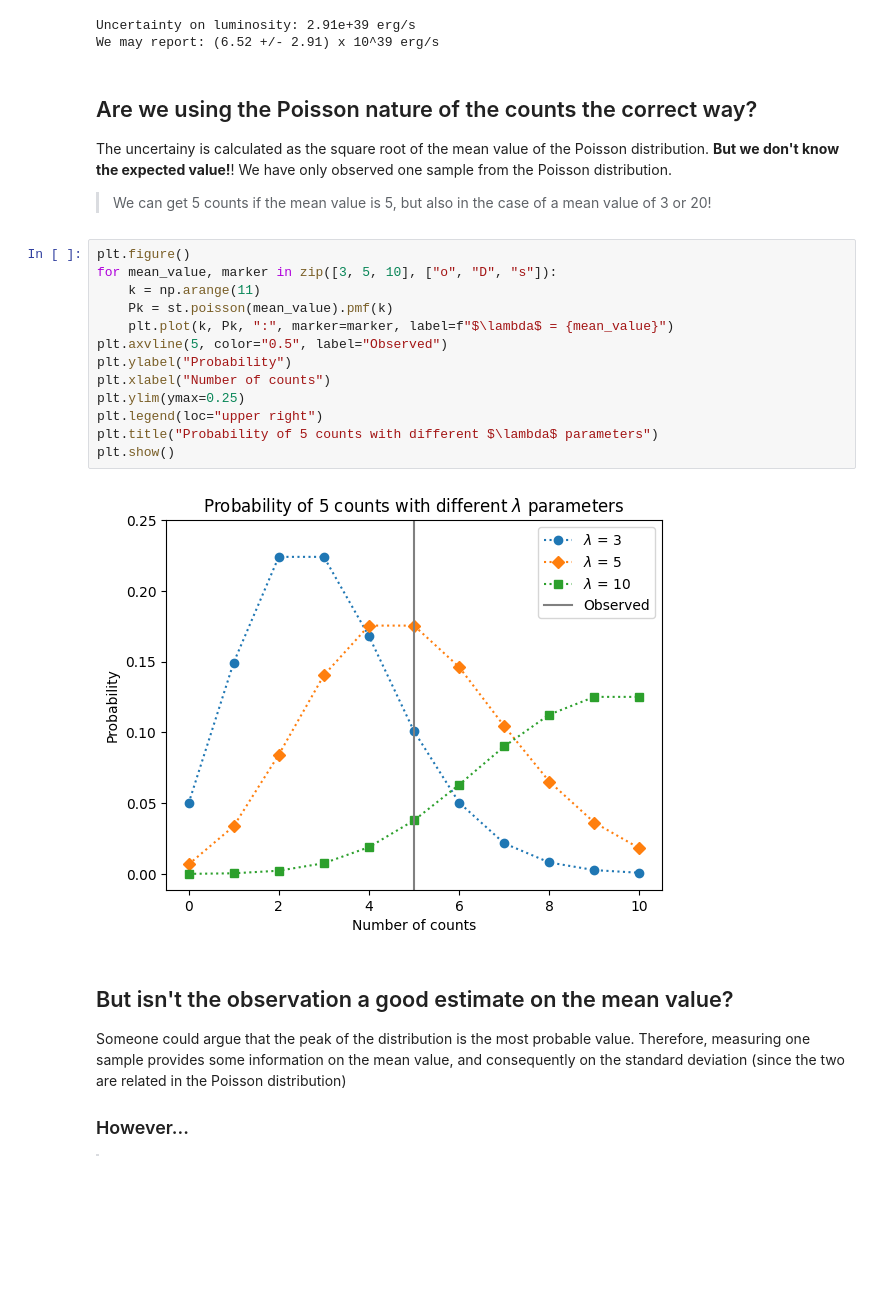
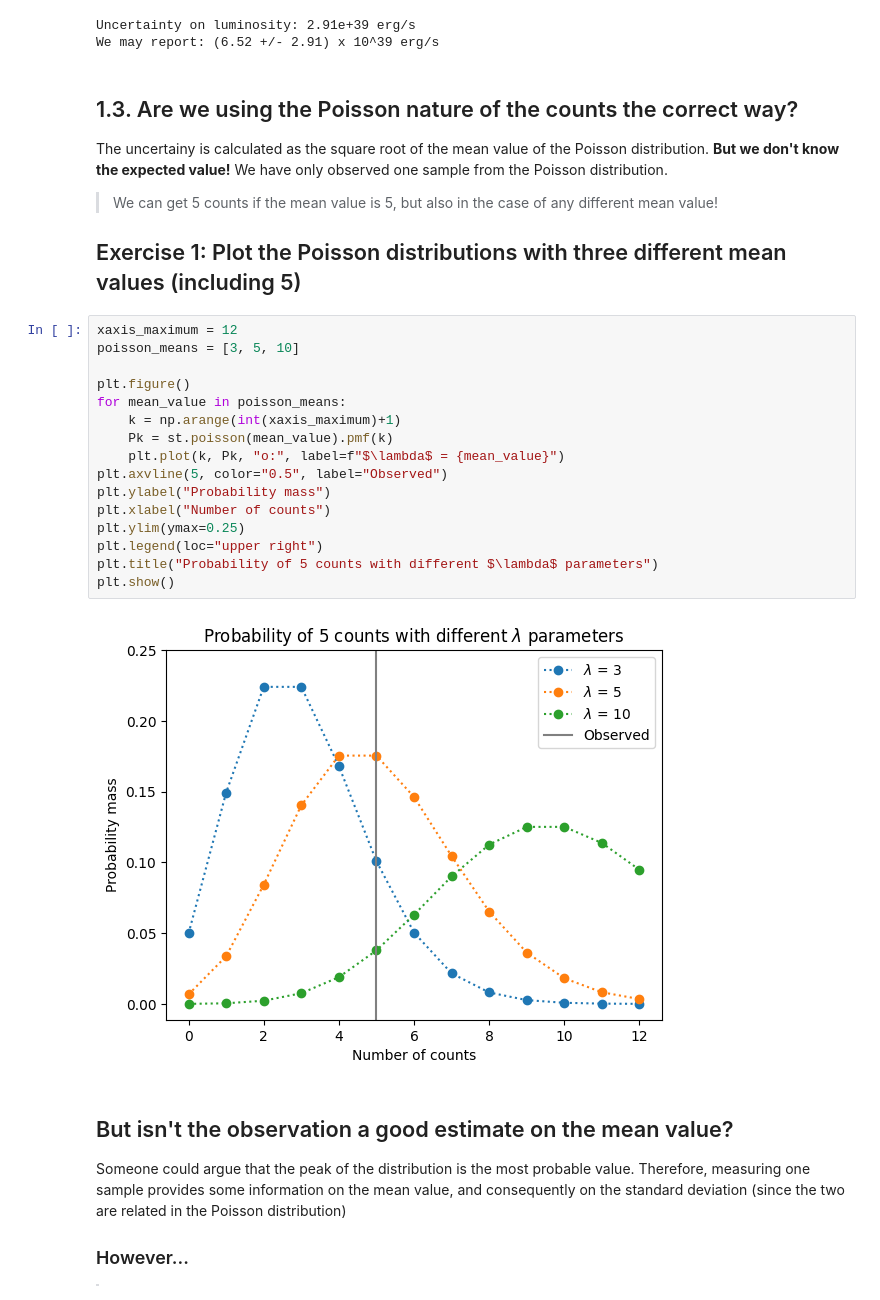
Before and after one commit to astrostatistics-in-crete/2023_summer_school, a Jupyter notebook: Bayesian/Bayesian_Intro.ipynb, the cells around one changed output. Saved outputs shown, nothing was run; the diff lists cells and outputs as text; blank space fills up the shorter version.

```diff
--- a/Bayesian/Bayesian_Intro.ipynb
+++ b/Bayesian/Bayesian_Intro.ipynb
@@ -95,26 +103,31 @@ print(f"We may report: ({source_luminosity/1.e39:.3g} +/- {luminosity_uncertaint
 Uncertainty on luminosity: 2.91e+39 erg/s
 We may report: (6.52 +/- 2.91) x 10^39 erg/s
 # %% [markdown]
-## Are we using the Poisson nature of the counts the correct way?
+## 1.3. Are we using the Poisson nature of the counts the correct way?
 
-The uncertainy is calculated as the square root of the mean value of the Poisson distribution. **But we don't know the expected value!**! We have only observed one sample from the Poisson distribution.
+The uncertainy is calculated as the square root of the mean value of the Poisson distribution. **But we don't know the expected value!** We have only observed one sample from the Poisson distribution.
 
-> We can get 5 counts if the mean value is 5, but also in the case of a mean value of 3 or 20!
+> We can get 5 counts if the mean value is 5, but also in the case of any different mean value!
+
+## Exercise 1: Plot the Poisson distributions with three different mean values (including 5)
 # %%
+xaxis_maximum = 12
+poisson_means = [3, 5, 10]
+
 plt.figure()
-for mean_value, marker in zip([3, 5, 10], ["o", "D", "s"]):
-    k = np.arange(11)
+for mean_value in poisson_means:
+    k = np.arange(int(xaxis_maximum)+1)
     Pk = st.poisson(mean_value).pmf(k)
-    plt.plot(k, Pk, ":", marker=marker, label=f"$\lambda$ = {mean_value}")
+    plt.plot(k, Pk, "o:", label=f"$\lambda$ = {mean_value}")
 plt.axvline(5, color="0.5", label="Observed")
-plt.ylabel("Probability")
+plt.ylabel("Probability mass")
 plt.xlabel("Number of counts")
 plt.ylim(ymax=0.25)
 plt.legend(loc="upper right")
 plt.title("Probability of 5 counts with different $\lambda$ parameters")
 plt.show()
 # %% [output]
-[figure, old version]
+[figure, new version]
 # %% [markdown]
 ## But isn't the observation a good estimate on the mean value?
 
```
Also changed, not shown: parts of 21 cells of this notebook.
